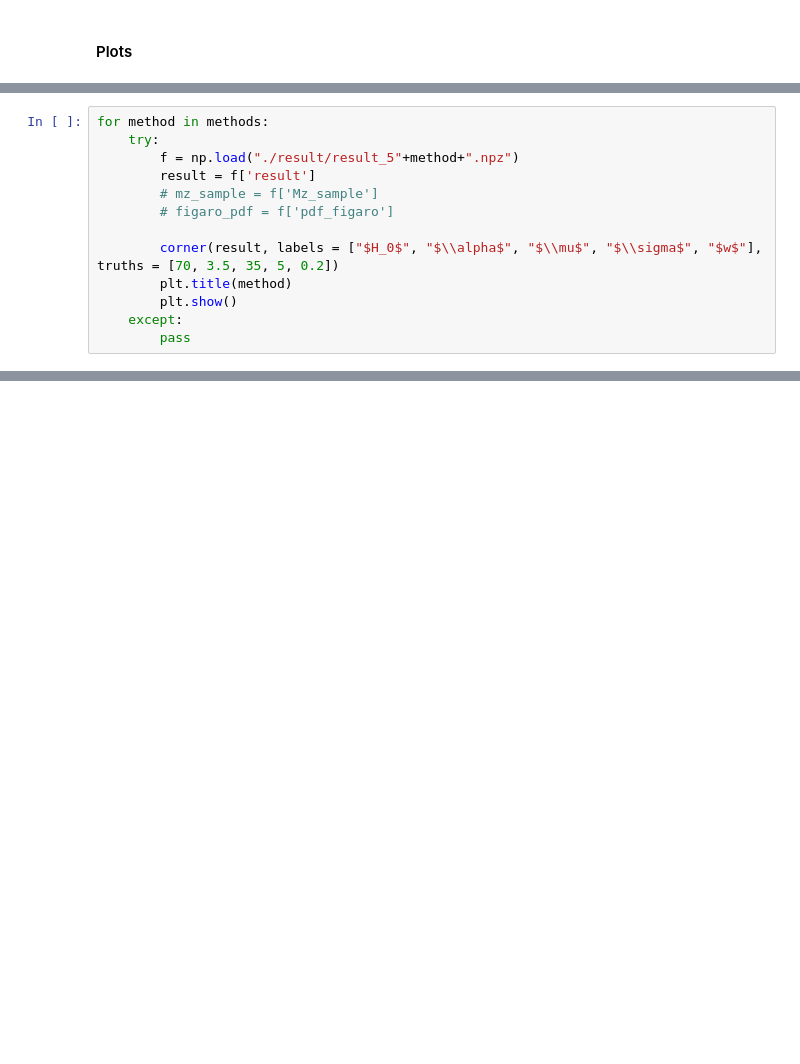
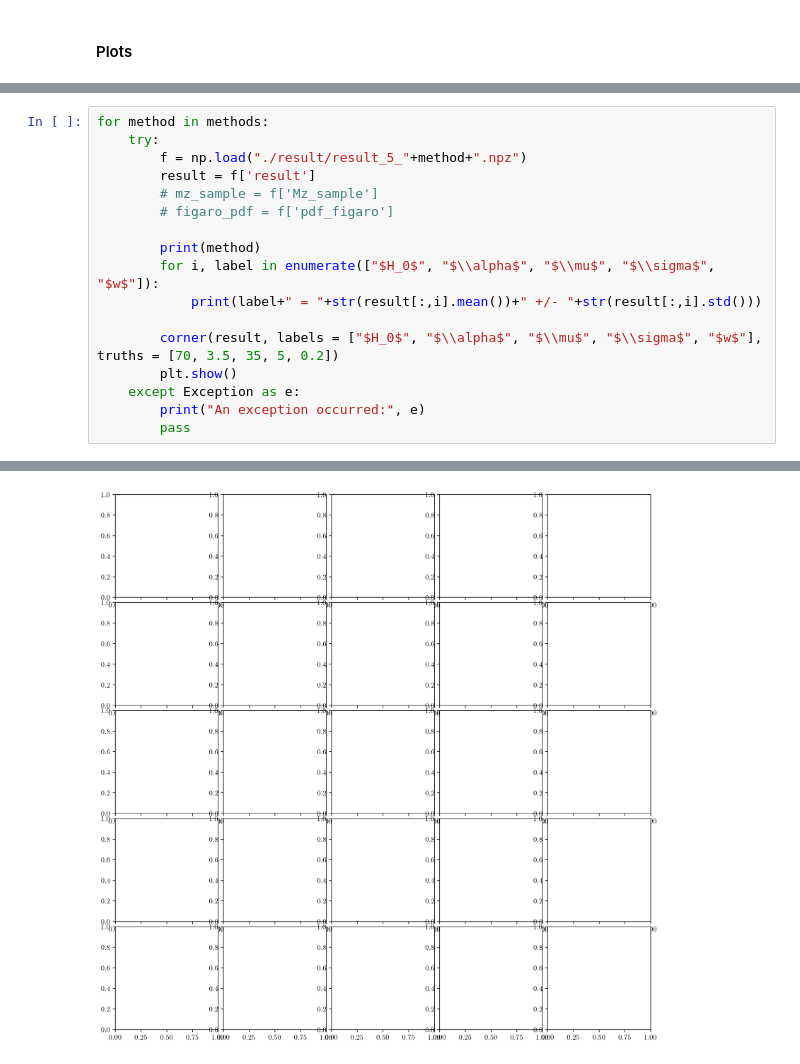
Before and after one commit to thomasckng/population_analysis, a Jupyter notebook: main/inference_multi.ipynb, the cells around one changed output, grey strips where cells are left out. Saved outputs shown, nothing was run; the diff lists cells and outputs as text; blank space fills up the shorter version.

```diff
--- a/main/inference_multi.ipynb
+++ b/main/inference_multi.ipynb
@@ -146,13 +233,18 @@ for method in methods:
 # %%
 for method in methods:
     try:
-        f = np.load("./result/result_5"+method+".npz")
+        f = np.load("./result/result_5_"+method+".npz")
         result = f['result']
         # mz_sample = f['Mz_sample']
         # figaro_pdf = f['pdf_figaro']
 
+        print(method)
+        for i, label in enumerate(["$H_0$", "$\\alpha$", "$\\mu$", "$\\sigma$", "$w$"]):
+            print(label+" = "+str(result[:,i].mean())+" +/- "+str(result[:,i].std()))
+
         corner(result, labels = ["$H_0$", "$\\alpha$", "$\\mu$", "$\\sigma$", "$w$"], truths = [70, 3.5, 35, 5, 0.2])
-        plt.title(method)
         plt.show()
-    except:
+    except Exception as e:
+        print("An exception occurred:", e)
         pass
+# %% [output]
@@ -159,3 +265,4 @@ for method in methods:
+[figure, added]
 # %%
 for method in methods:
     try:
```
Also changed, not shown: parts of 15 cells of this notebook, 3 other files.
